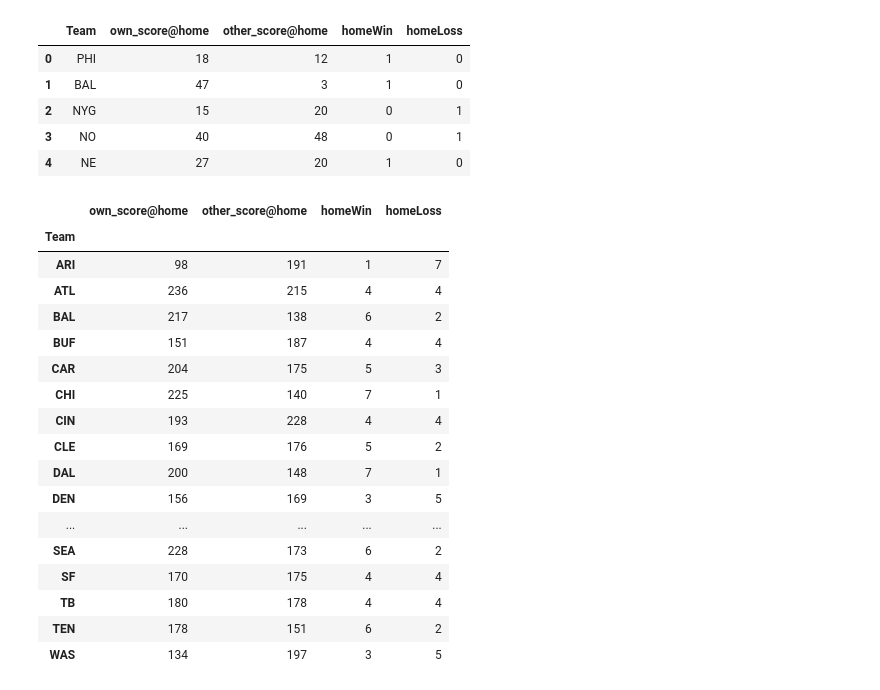
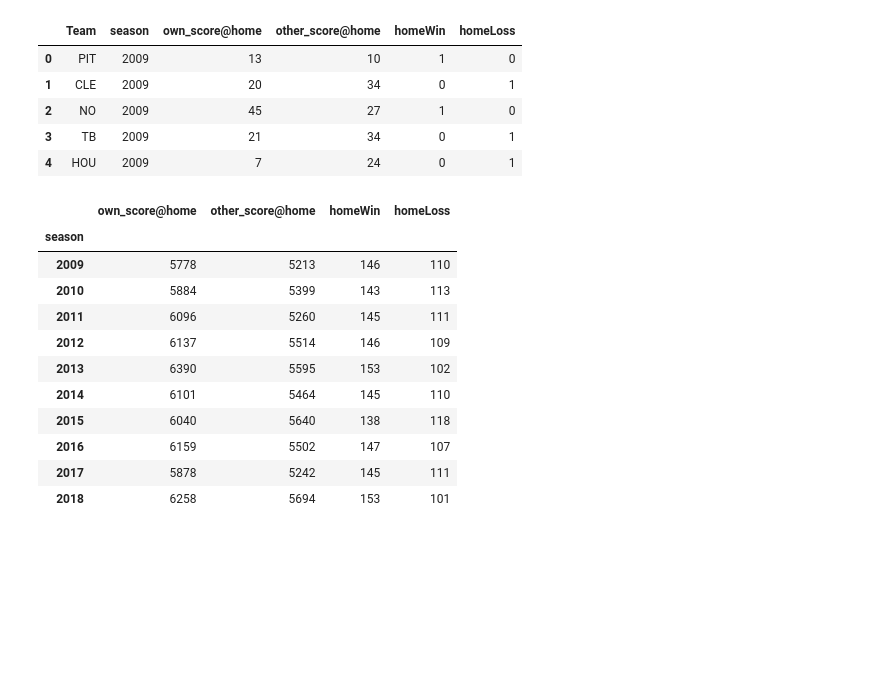
Before and after one commit to Mattyapolis/NFL-Home-Away-Analysis-, a Jupyter notebook: Home Score.ipynb, the cells around one changed output. Drawn from its saved outputs; the diff is of its cells as text; code cells hidden in the pictures; blank space fills up the shorter version.

```diff
--- a/Home Score.ipynb
+++ b/Home Score.ipynb
@@ -9 +3,16 @@ cleanDF2['homeWin'] = None
+# %%
+data2009 = "https://raw.githubusercontent.com/ryurko/nflscrapR-data/master/games_data/regular_season/reg_games_2009.csv"
+data2010 = "https://raw.githubusercontent.com/ryurko/nflscrapR-data/master/games_data/regular_season/reg_games_2010.csv"
+data2011 = "https://raw.githubusercontent.com/ryurko/nflscrapR-data/master/games_data/regular_season/reg_games_2011.csv"
+data2012 = "https://raw.githubusercontent.com/ryurko/nflscrapR-data/master/games_data/regular_season/reg_games_2012.csv"
+data2013 = "https://raw.githubusercontent.com/ryurko/nflscrapR-data/master/games_data/regular_season/reg_games_2013.csv"
+data2014 = "https://raw.githubusercontent.com/ryurko/nflscrapR-data/master/games_data/regular_season/reg_games_2014.csv"
+data2015 = "https://raw.githubusercontent.com/ryurko/nflscrapR-data/master/games_data/regular_season/reg_games_2015.csv"
+data2016 = "https://raw.githubusercontent.com/ryurko/nflscrapR-data/master/games_data/regular_season/reg_games_2016.csv"
+data2017 = "https://raw.githubusercontent.com/ryurko/nflscrapR-data/master/games_data/regular_season/reg_games_2017.csv"
+data2018 = "https://raw.githubusercontent.com/ryurko/nflscrapR-data/master/games_data/regular_season/reg_games_2018.csv"
+# %%
+urls = [data2009, data2010, data2011, data2012, data2013, data2014, data2015, data2016, data2017, data2018]
+# %%
+combined_csv = pd.concat([pd.read_csv(url) for url in urls])
 # %%
@@ -17,0 +27,4 @@ cleanDF2.head()
+# %%
+#clean csv files
+cleanDF2 = combined_csv.drop(columns=['type','game_id','week','state_of_game','game_url'])
+cleanDF2.head()
@@ -81,34 +113,28 @@ cDF2.head()
 TableHT = cDF2.rename(columns={"home_team": "Team", "home_score": "own_score@home", "away_score": "other_score@home"})
 TableHT.head()
 # %% [output]
-|  | Team | own_score@home | other_score@home | homeWin | homeLoss |
-| 0 | PHI | 18 | 12 | 1 | 0 |
-| 1 | BAL | 47 | 3 | 1 | 0 |
-| 2 | NYG | 15 | 20 | 0 | 1 |
-| 3 | NO | 40 | 48 | 0 | 1 |
-| 4 | NE | 27 | 20 | 1 | 0 |
+|  | Team | season | own_score@home | other_score@home | homeWin | homeLoss |
+| 0 | PIT | 2009 | 13 | 10 | 1 | 0 |
+| 1 | CLE | 2009 | 20 | 34 | 0 | 1 |
+| 2 | NO | 2009 | 45 | 27 | 1 | 0 |
+| 3 | TB | 2009 | 21 | 34 | 0 | 1 |
+| 4 | HOU | 2009 | 7 | 24 | 0 | 1 |
 # %%
 #Home team
-HTs = TableHT.groupby('Team').sum()
+HTs = TableHT.groupby(['season']).sum()
 HTs
 # %% [output]
 |  | own_score@home | other_score@home | homeWin | homeLoss |
-| Team |  |  |  |  |
-| ARI | 98 | 191 | 1 | 7 |
-| ATL | 236 | 215 | 4 | 4 |
-| BAL | 217 | 138 | 6 | 2 |
-| BUF | 151 | 187 | 4 | 4 |
-| CAR | 204 | 175 | 5 | 3 |
-| CHI | 225 | 140 | 7 | 1 |
-| CIN | 193 | 228 | 4 | 4 |
-| CLE | 169 | 176 | 5 | 2 |
-| DAL | 200 | 148 | 7 | 1 |
-| DEN | 156 | 169 | 3 | 5 |
-| ... | ... | ... | ... | ... |
-| SEA | 228 | 173 | 6 | 2 |
-| SF | 170 | 175 | 4 | 4 |
-| TB | 180 | 178 | 4 | 4 |
-| TEN | 178 | 151 | 6 | 2 |
-| WAS | 134 | 197 | 3 | 5 |
+| season |  |  |  |  |
+| 2009 | 5778 | 5213 | 146 | 110 |
+| 2010 | 5884 | 5399 | 143 | 113 |
+| 2011 | 6096 | 5260 | 145 | 111 |
+| 2012 | 6137 | 5514 | 146 | 109 |
+| 2013 | 6390 | 5595 | 153 | 102 |
+| 2014 | 6101 | 5464 | 145 | 110 |
+| 2015 | 6040 | 5640 | 138 | 118 |
+| 2016 | 6159 | 5502 | 147 | 107 |
+| 2017 | 5878 | 5242 | 145 | 111 |
+| 2018 | 6258 | 5694 | 153 | 101 |
 # %%
 #home team
```
Also changed, not shown: parts of 20 cells of this notebook, 3 other files.
